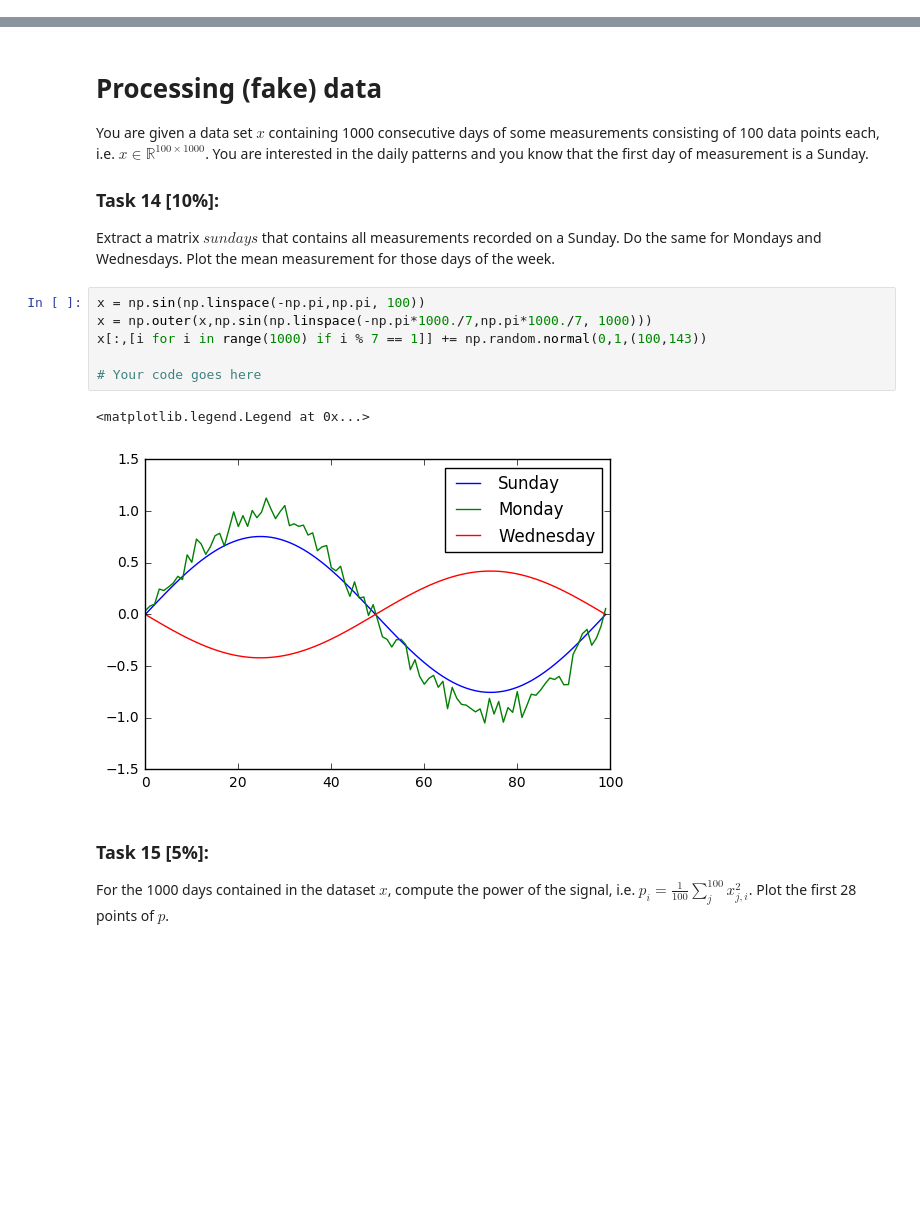
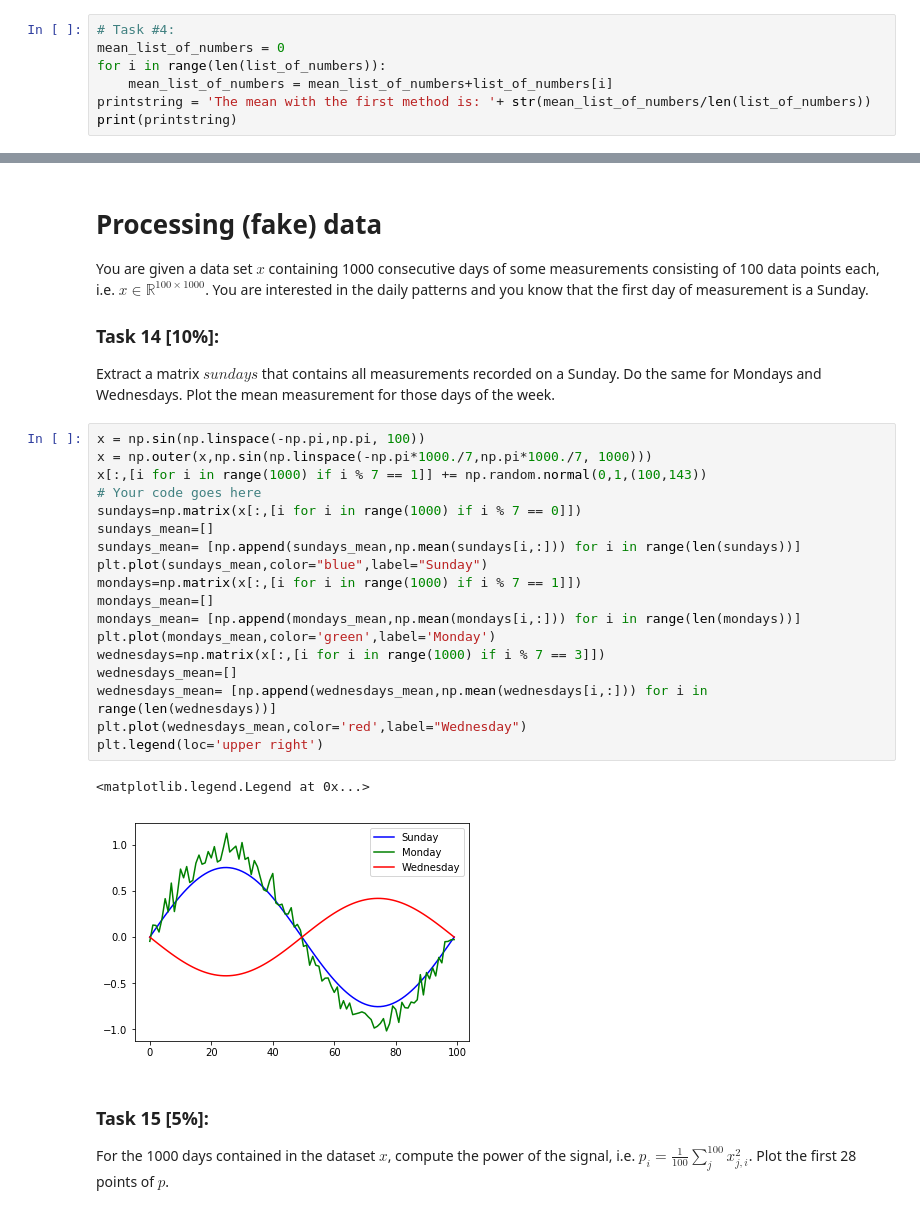
Before and after one commit to marioberges/F17-12-752, a Jupyter notebook: assignments/1/12-752_Assignment_1.ipynb, the cells around one changed output, grey strips where cells are left out. Cells and saved outputs as stored; diff of their text form; blank space fills up the shorter version.

```diff
--- a/assignments/1/12-752_Assignment_1.ipynb
+++ b/assignments/1/12-752_Assignment_1.ipynb
@@ -221,0 +214,7 @@ The mean with the first method is: 2.7777777777777777
+# %%
+# Task #4:
+mean_list_of_numbers = 0
+for i in range(len(list_of_numbers)):
+    mean_list_of_numbers = mean_list_of_numbers+list_of_numbers[i]
+printstring = 'The mean with the first method is: '+ str(mean_list_of_numbers/len(list_of_numbers))
+print(printstring)
@@ -356,12 +415,24 @@ Extract a matrix $sundays$ that contains all measurements recorded on a Sunday.
 # %%
 x = np.sin(np.linspace(-np.pi,np.pi, 100))
 x = np.outer(x,np.sin(np.linspace(-np.pi*1000./7,np.pi*1000./7, 1000)))
 x[:,[i for i in range(1000) if i % 7 == 1]] += np.random.normal(0,1,(100,143))
-
 # Your code goes here
+sundays=np.matrix(x[:,[i for i in range(1000) if i % 7 == 0]])
+sundays_mean=[]
+sundays_mean= [np.append(sundays_mean,np.mean(sundays[i,:])) for i in range(len(sundays))]
+plt.plot(sundays_mean,color="blue",label="Sunday")
+mondays=np.matrix(x[:,[i for i in range(1000) if i % 7 == 1]])
+mondays_mean=[]
+mondays_mean= [np.append(mondays_mean,np.mean(mondays[i,:])) for i in range(len(mondays))]
+plt.plot(mondays_mean,color='green',label='Monday')
+wednesdays=np.matrix(x[:,[i for i in range(1000) if i % 7 == 3]])
+wednesdays_mean=[]
+wednesdays_mean= [np.append(wednesdays_mean,np.mean(wednesdays[i,:])) for i in range(len(wednesdays))]
+plt.plot(wednesdays_mean,color='red',label="Wednesday")
+plt.legend(loc='upper right')
 # %% [output]
 <matplotlib.legend.Legend at 0x...>
-[figure, old version]
+[figure, new version]
 # %% [markdown]
 ### Task 15 [5%]:
 
```
Also changed, not shown: parts of 35 cells of this notebook, 8 other files.
